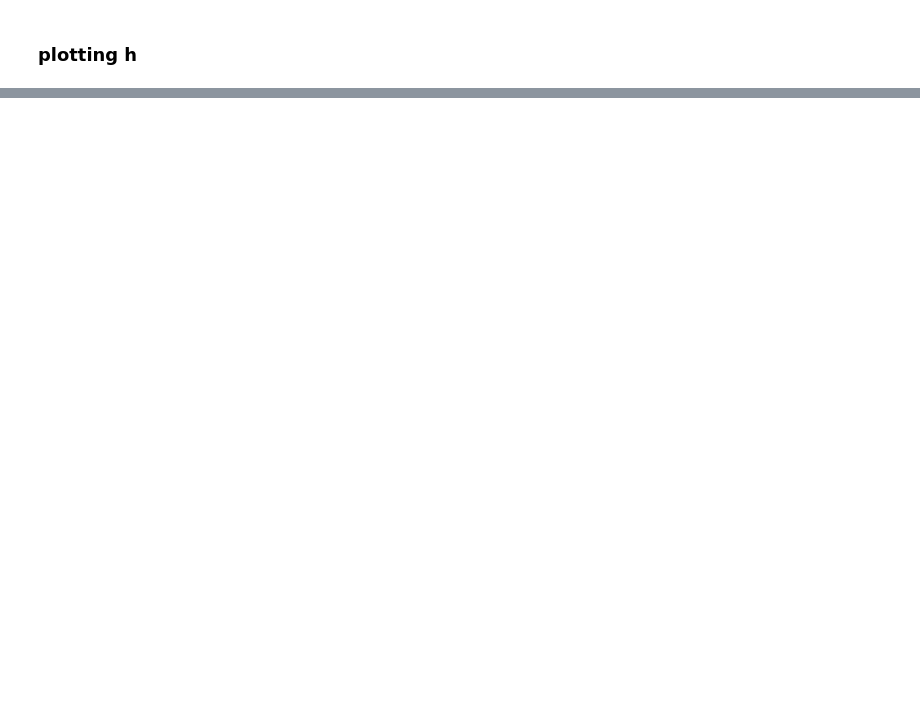
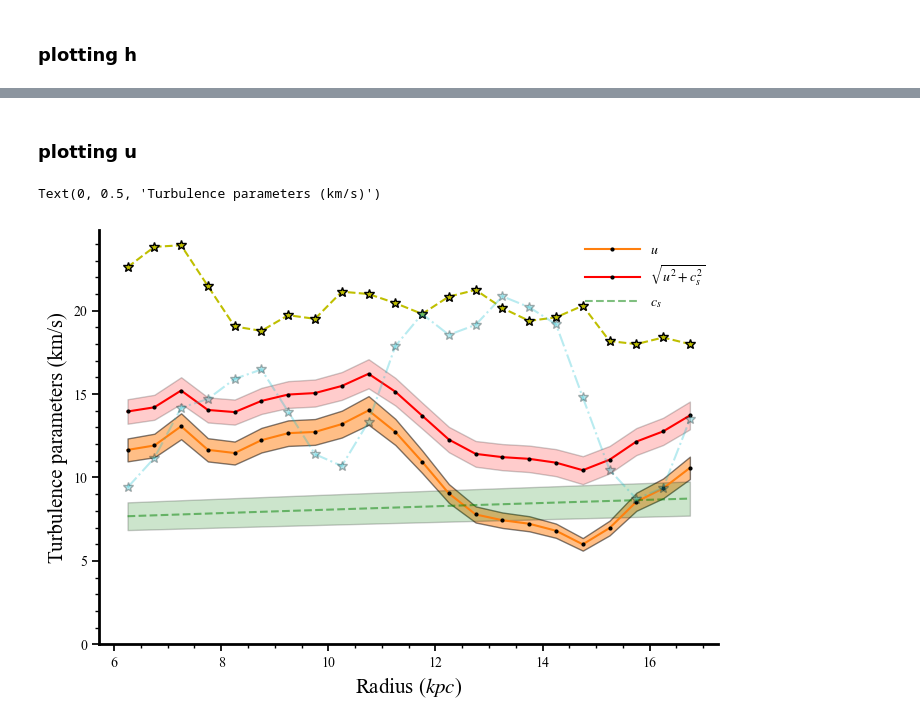
Before and after one commit to Rnazx/MSc.-Thesis, a Jupyter notebook: plots.ipynb, the cells around one changed output, grey strips where cells are left out. Saved outputs shown, nothing was run; the diff lists cells and outputs as text; code cells hidden in the pictures; blank space fills up the shorter version.

```diff
--- a/plots.ipynb
+++ b/plots.ipynb
@@ -230,0 +255,40 @@ Text(0, 0.5, 'Length scale (pc)')
+# %% [markdown]
+### plotting u
+# %%
+fig,ax = plt.subplots(nrows=1, ncols=1, figsize=(7, 5), tight_layout=True)
+ax.plot(kpc_r, u_f/cm_km, color='tab:orange', marker='o', mfc='k',
+              mec='k', markersize=m, label=r'$u$')
+fill_error(ax, u_f/cm_km,u_err/cm_km, 'tab:orange', 0.5)
+
+# ax.plot(kpc_r, alphak_f/cm_km, color='b', marker='o',
+#               mfc='k', mec='k', markersize=m, label=r'$\alpha_k$')
+# fill_error(ax, alphak_f/cm_km,alphak_err/cm_km, 'blue')
+
+# # ax.plot(kpc_r, alpham_f/cm_km, color='r', marker='o',
+# #               mfc='k', mec='k', markersize=m, label=r'$\alpha_m$')
+# ax.plot(kpc_r, alphasat_f/cm_km, color='m', marker='o',
+#               mfc='k', mec='k', markersize=m, label=r'$\alpha_{sat}$')
+
+sig = np.sqrt(u_f**2 + cs_f**2)
+ax.plot(kpc_r, sig /
+              cm_km, color='r', marker='o', mfc='k', mec='k', markersize=m, label=r'$\sqrt{u^2+c_s^2}$')
+fill_error(ax, sig /cm_km,np.sqrt((u_f*u_err)**2 + (cs_f*cs_err)**2)/(sig*cm_km), 'r')
+
+ax.plot(kpc_r, cs_f /
+              cm_km, color='g', linestyle='--', label=r'$c_s$', alpha = 0.5)
+fill_error(ax, cs_f/cm_km,cs_err/cm_km, 'green')
+axis_pars(ax)
+
+ax.plot(kpc_r, dat_u/cm_km,
+              c='y', linestyle='--', label='data',alpha = 1,marker='*',mfc='y'
+,mec='k',mew=1, markersize = 7)
+ax.plot(kpc_r, dat_u_warp/cm_km,
+              c='tab:cyan',  linestyle='dashdot', label='data (warp)', alpha = 0.3,marker='*',mfc='tab:cyan'
+,mec='k',mew=1, markersize = 7)
+
+ax.set_ylim(0)
+ax.set_xlabel(r'Radius ($kpc$)', fontsize=fs)
+ax.set_ylabel(r'Turbulence parameters (km/s)',  fontsize=fs)
+# %% [output]
+Text(0, 0.5, 'Turbulence parameters (km/s)')
+[figure, added]
```
Also changed, not shown: parts of 8 cells of this notebook.
